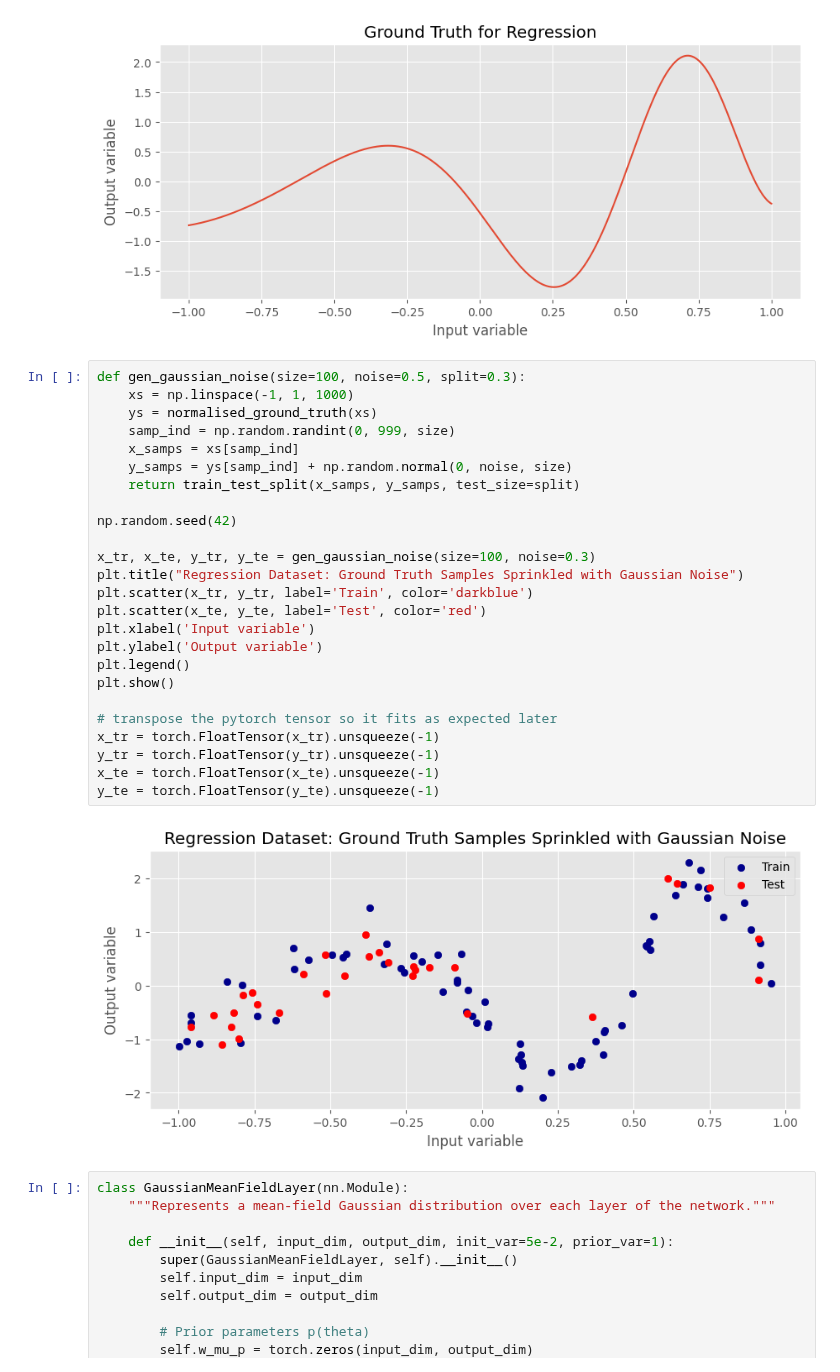
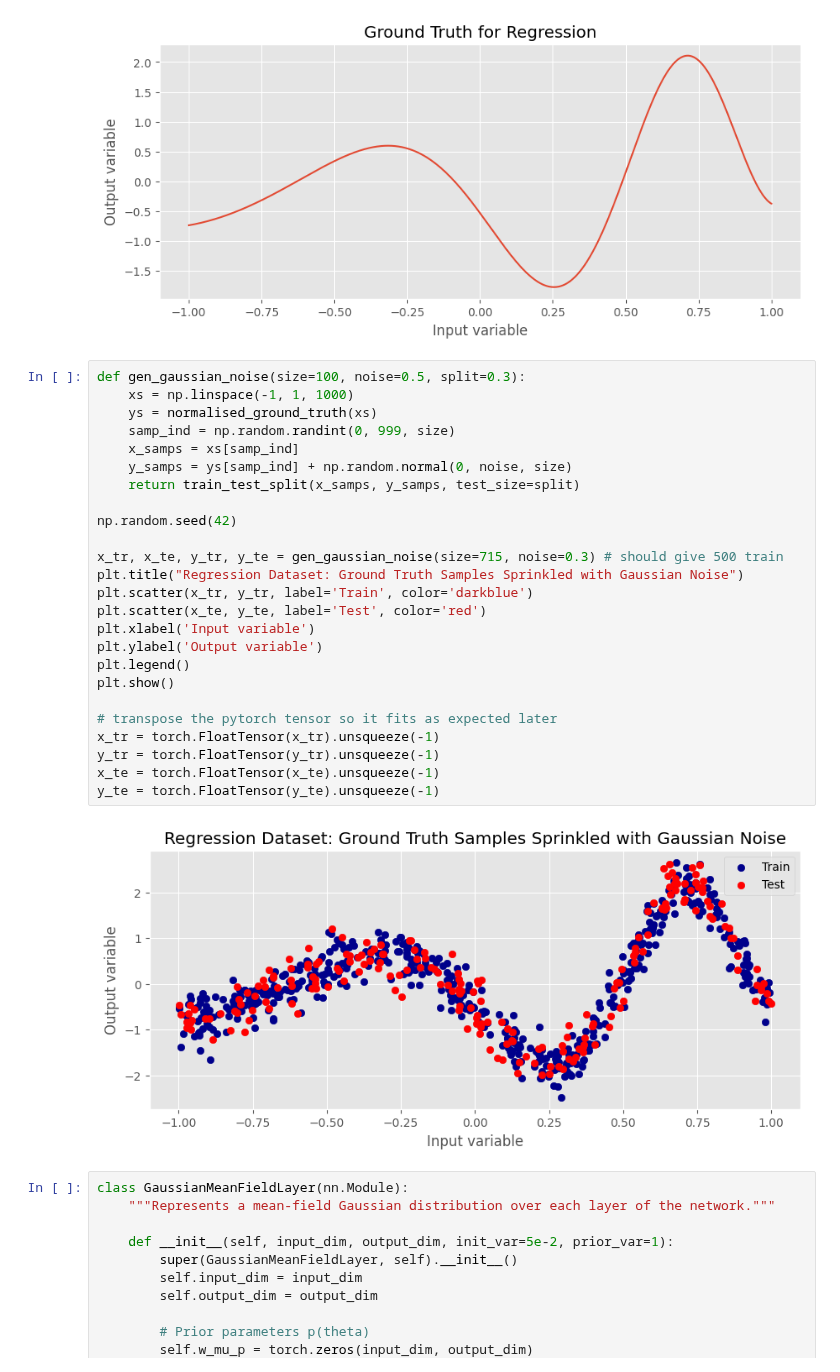
Before and after one commit to Marco-Gal/Bayesian-Neural-Network-Project, a Jupyter notebook: t distribution toy problems/gaussian-noise.ipynb, the cells around one changed output. Cells and saved outputs as stored; diff of their text form.

```diff
--- a/t distribution toy problems/gaussian-noise.ipynb
+++ b/t distribution toy problems/gaussian-noise.ipynb
@@ -32,30 +32,30 @@ plt.show()
 # %%
 def gen_gaussian_noise(size=100, noise=0.5, split=0.3):
     xs = np.linspace(-1, 1, 1000)
     ys = normalised_ground_truth(xs)
     samp_ind = np.random.randint(0, 999, size)
     x_samps = xs[samp_ind]
     y_samps = ys[samp_ind] + np.random.normal(0, noise, size)
     return train_test_split(x_samps, y_samps, test_size=split)
 
 np.random.seed(42)
 
-x_tr, x_te, y_tr, y_te = gen_gaussian_noise(size=100, noise=0.3)
+x_tr, x_te, y_tr, y_te = gen_gaussian_noise(size=715, noise=0.3) # should give 500 train
 plt.title("Regression Dataset: Ground Truth Samples Sprinkled with Gaussian Noise")
 plt.scatter(x_tr, y_tr, label='Train', color='darkblue')
 plt.scatter(x_te, y_te, label='Test', color='red')
 plt.xlabel('Input variable')
 plt.ylabel('Output variable')
 plt.legend()
 plt.show()
 
 # transpose the pytorch tensor so it fits as expected later
 x_tr = torch.FloatTensor(x_tr).unsqueeze(-1)
 y_tr = torch.FloatTensor(y_tr).unsqueeze(-1)
 x_te = torch.FloatTensor(x_te).unsqueeze(-1)
 y_te = torch.FloatTensor(y_te).unsqueeze(-1)
 # %% [output]
-[figure, old version]
+[figure, new version]
 # %%
 class GaussianMeanFieldLayer(nn.Module):
     """Represents a mean-field Gaussian distribution over each layer of the network."""
```
Also changed, not shown: parts of 8 cells of this notebook.
